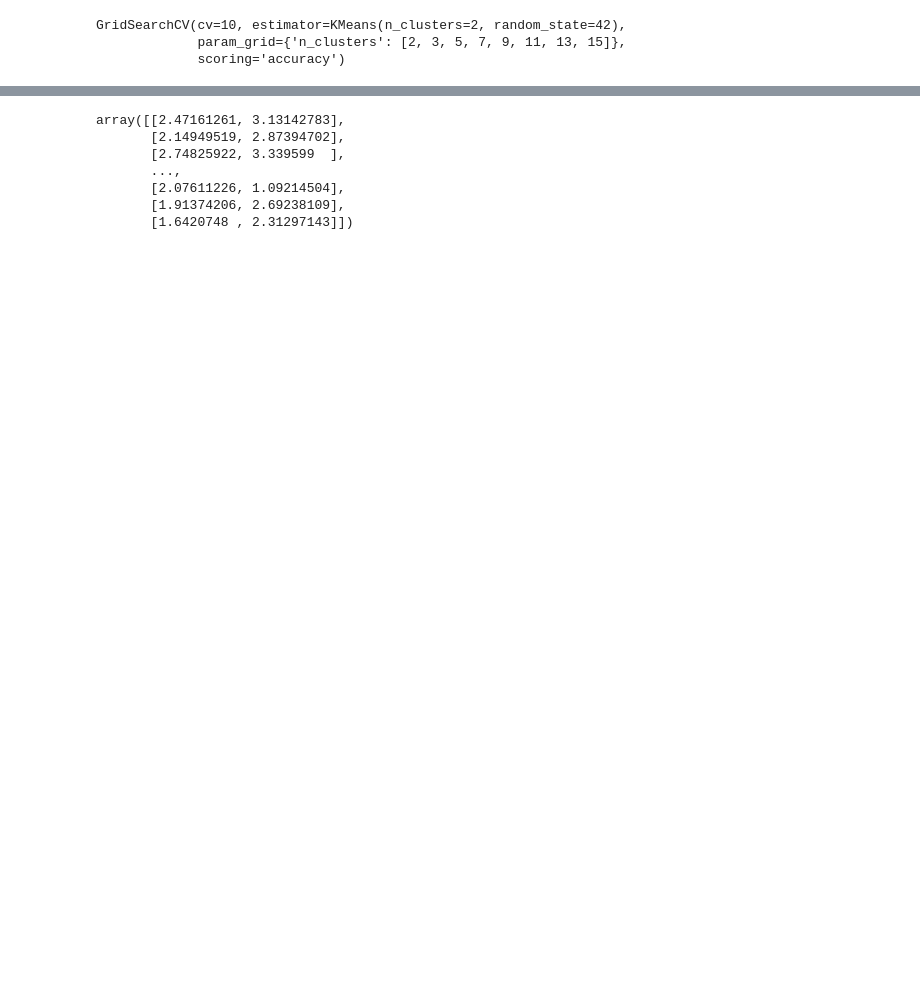
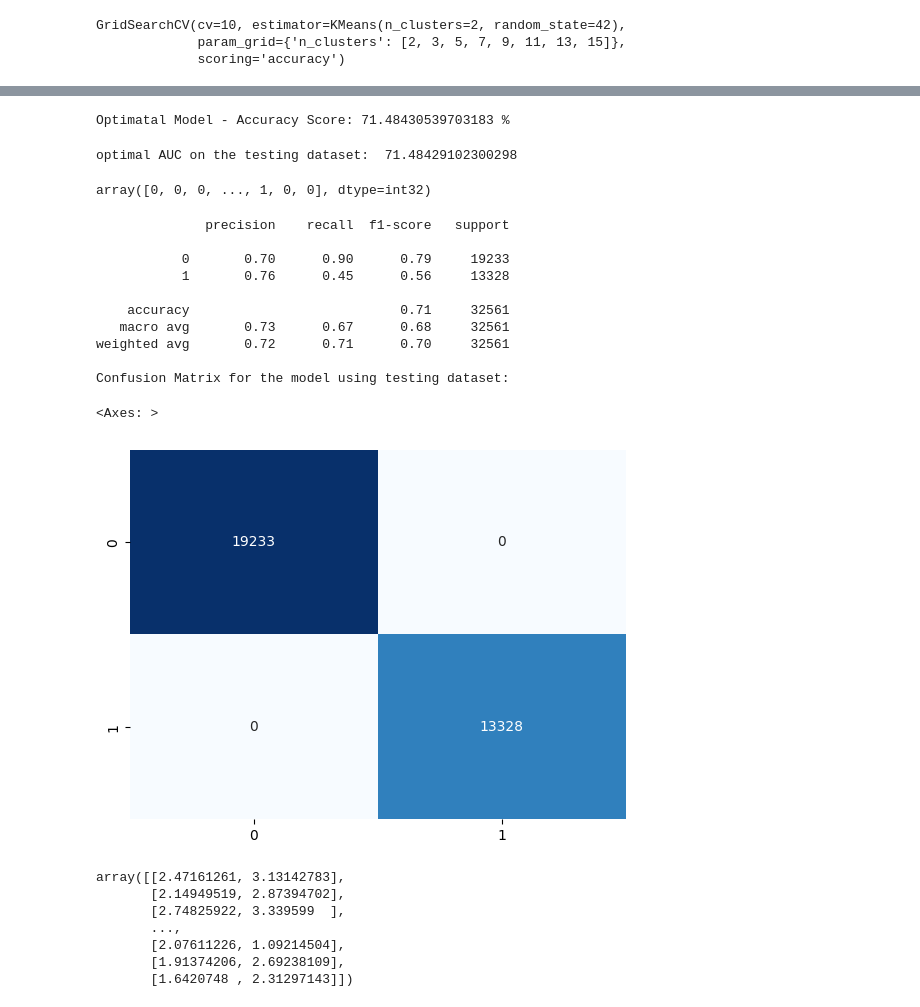
Before and after one commit to christoelmorr/ML-4-Practical-DM, a Jupyter notebook: Session 12-K-Means/Session 12-K-Means-final-with-drop-dummy.ipynb, the cells around one changed output, grey strips where cells are left out. Cells and saved outputs as stored; diff of their text form; code cells hidden in the pictures; blank space fills up the shorter version.

```diff
--- a/Session 12-K-Means/Session 12-K-Means-final-with-drop-dummy.ipynb
+++ b/Session 12-K-Means/Session 12-K-Means-final-with-drop-dummy.ipynb
@@ -261,3 +301,39 @@ array([0, 0, 0, ..., 1, 0, 0])
+# %%
+print('Optimatal Model - Accuracy Score:' , gridcv.best_score_ *100, '%')
+# %% [output]
+Optimatal Model - Accuracy Score: 71.48430539703183 %
+# %%
+
+optimalmodel_auc_roc= accuracy_score(y,y_pred.round())*100
+print("optimal AUC on the testing dataset: ", optimalmodel_auc_roc)
+# %% [output]
+optimal AUC on the testing dataset:  71.48429102300298
+# %%
+y_pred
+# %% [output]
+array([0, 0, 0, ..., 1, 0, 0], dtype=int32)
+# %%
+from sklearn.metrics import confusion_matrix, roc_curve, accuracy_score, roc_auc_score, classification_report, auc
+
+print(classification_report(y_pred, y))
+
+# create and print confusion matrix
+print('Confusion Matrix for the model using testing dataset:')
+cm = confusion_matrix(y_pred, y_pred.round())
+sns.heatmap(cm, annot=True,cmap="Blues", fmt="d",cbar=False)
+# %% [output]
+              precision    recall  f1-score   support
+
+           0       0.70      0.90      0.79     19233
+           1       0.76      0.45      0.56     13328
+
+    accuracy                           0.71     32561
+   macro avg       0.73      0.67      0.68     32561
+weighted avg       0.72      0.71      0.70     32561
+
+Confusion Matrix for the model using testing dataset:
+<Axes: >
+[figure, added]
 # %%
 # trasnform assigns for each instance a score per cluster (in our case, two scores)
 y_pred=optimalmodel.transform(x)
```
Also changed, not shown: parts of 12 cells of this notebook.
